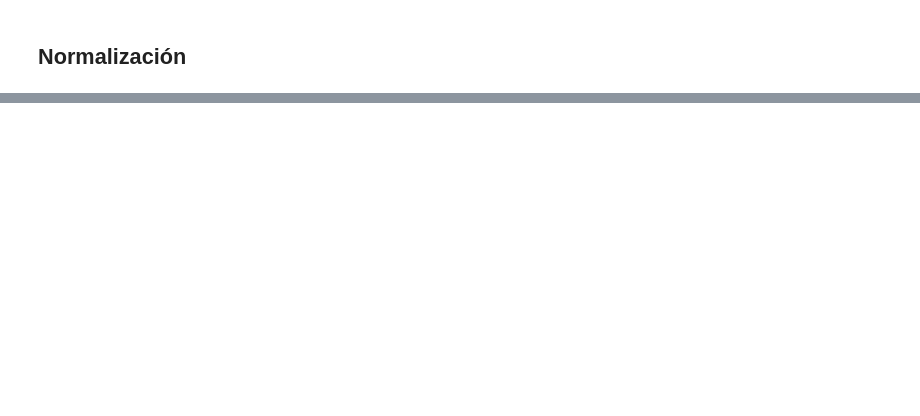
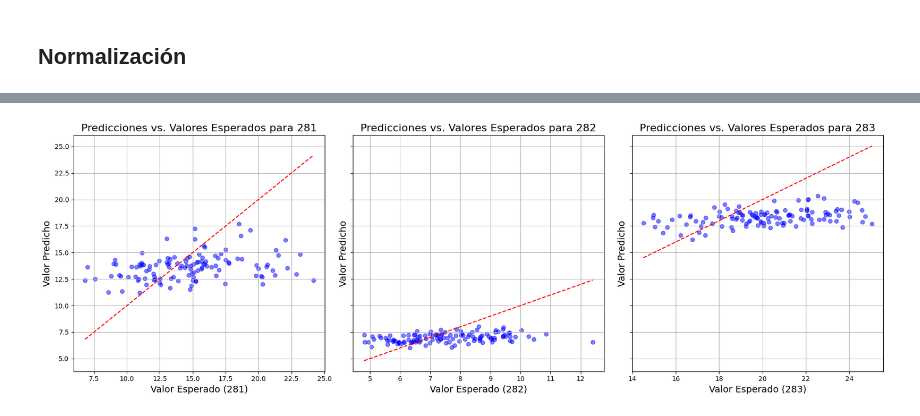
Before and after one commit to MiguelMussi/Multi-Parameter_Wireless_Network, a Jupyter notebook: NN.ipynb, the cells around one changed output, grey strips where cells are left out. Drawn from its saved outputs; the diff is of its cells as text; code cells hidden in the pictures; blank space fills up the shorter version.

```diff
--- a/NN.ipynb
+++ b/NN.ipynb
@@ -122,0 +427,10 @@ model.fit(X_train, y_train, epochs=100, batch_size=32, validation_split=0.2)
+# %%
+# Crear DataFrame con datos originales
+predicciones = pd.DataFrame(df_test, columns=df_test.columns)
+
+# Obtener las predicciones inversas escaladas y agregarlas como nuevas columnas
+for i, columna in enumerate(['281', '282', '283']):
+    predicciones[f'P_{columna}'] = train_scaler_dict[columna].inverse_transform(y_pred[:, i].reshape(-1, 1))
+
+# Mostrar el DataFrame con las predicciones
+predicciones
@@ -122,0 +451,24 @@ model.fit(X_train, y_train, epochs=100, batch_size=32, validation_split=0.2)
+# %%
+import matplotlib.pyplot as plt
+
+# Crear subgráficos
+fig, axs = plt.subplots(1, 3, figsize=(18, 6), sharey=True)
+
+# Iterar sobre las columnas de predicción
+for i, columna in enumerate(['281', '282', '283']):
+    # Scatter plot de los valores esperados vs. predichos para la columna actual
+    axs[i].scatter(predicciones[columna], predicciones[f'P_{columna}'], color='blue', alpha=0.5)
+    # Línea diagonal para referencia
+    axs[i].plot([predicciones[columna].min(), predicciones[columna].max()], [predicciones[columna].min(), predicciones[columna].max()], color='red', linestyle='--')
+    # Título y etiquetas de los ejes
+    axs[i].set_title(f'Predicciones vs. Valores Esperados para {columna}', fontsize=16)
+    axs[i].set_xlabel(f'Valor Esperado ({columna})', fontsize=14)
+    axs[i].set_ylabel('Valor Predicho', fontsize=14)
+    # Cuadrícula
+    axs[i].grid(True)
+
+# Mostrar el gráfico
+plt.tight_layout()
+plt.show()
+# %% [output]
+[figure, added]
```
Also changed, not shown: parts of 52 cells of this notebook.
